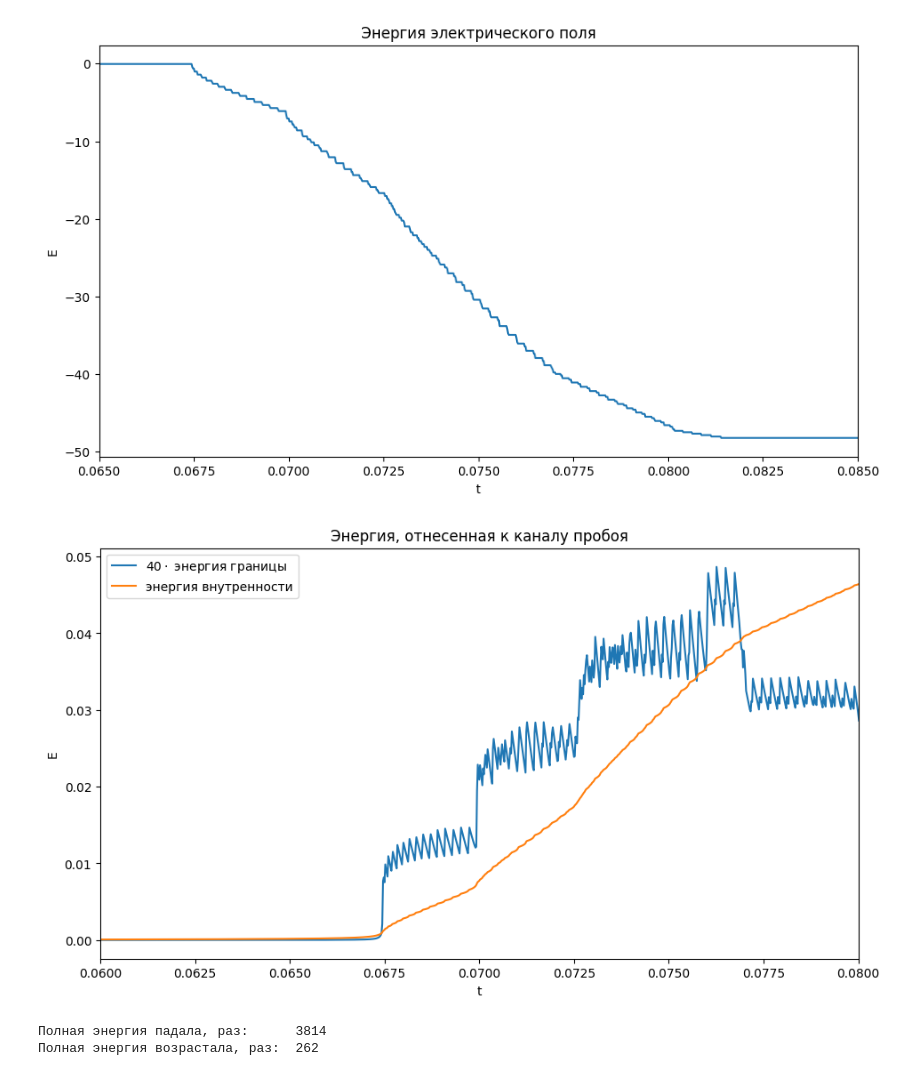
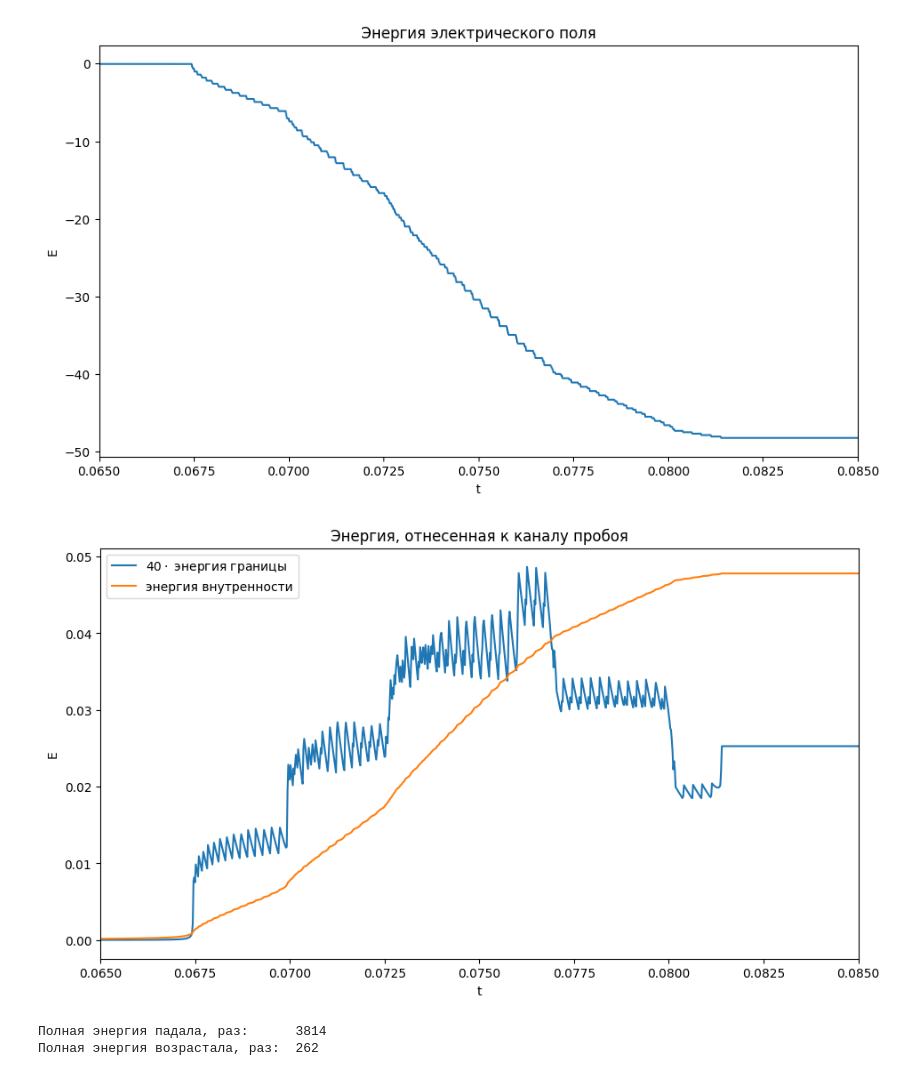
Before and after one commit to ponomarevandr/disruption, a Jupyter notebook: model_tuning/experiments/different_materials/three_materials.ipynb, the cells around one changed output. Saved outputs shown, nothing was run; the diff lists cells and outputs as text; code cells hidden in the pictures.

```diff
--- a/model_tuning/experiments/different_materials/three_materials.ipynb
+++ b/model_tuning/experiments/different_materials/three_materials.ipynb
@@ -271,18 +271,18 @@ plt.show()
 # %%
 plt.figure(figsize=(11, 6))
 plt.title('Энергия, отнесенная к каналу пробоя')
 plt.xlabel('t')
 plt.ylabel('E')
-plt.xlim([0.06, 0.08])
+plt.xlim([0.065, 0.085])
 plt.plot(model_three_slower.ts, model_three_slower.energy_border * 40)
 plt.plot(model_three_slower.ts, model_three_slower.energy_inner)
 plt.legend([
     r'$40 \cdot$ энергия границы',
     'энергия внутренности'
 ])
 plt.show()
 # %% [output]
-[figure, old version]
+[figure, new version]
 # %%
 model_three_slower_energy = \
     model_three_slower.energy_electrical + model_three_slower.energy_border + model_three_slower.energy_inner
```
Also changed, not shown: 3 other files.
